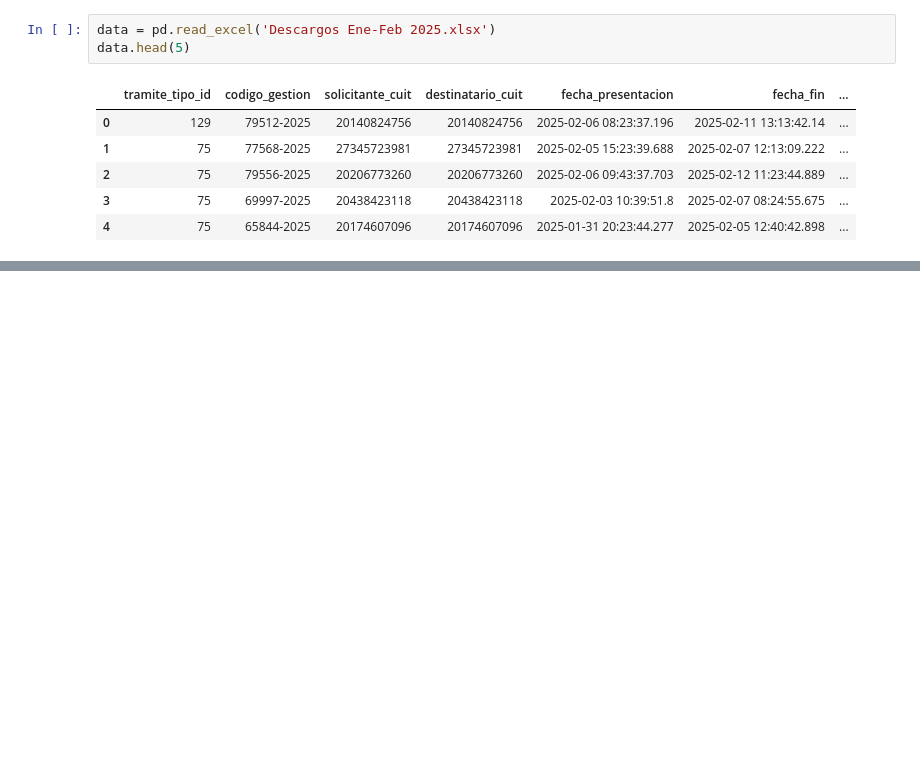
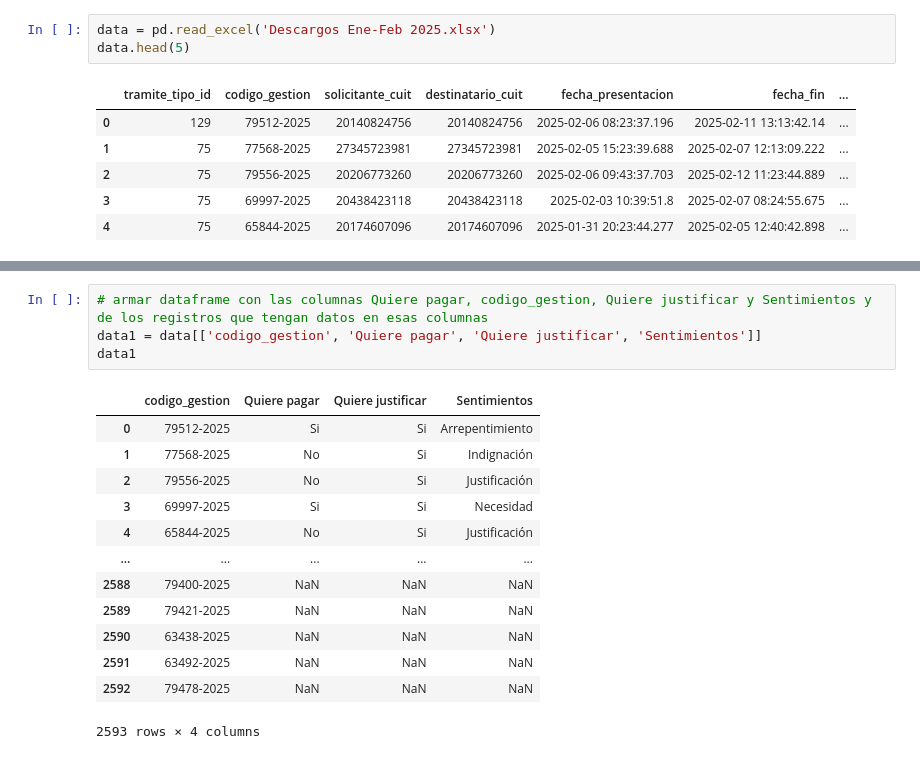
Before and after one commit to gcasado0/chatbot, a Jupyter notebook: gemini_test_descargos.ipynb, the cells around one changed output, grey strips where cells are left out. Drawn from its saved outputs; the diff is of its cells as text; blank space fills up the shorter version.

```diff
--- a/gemini_test_descargos.ipynb
+++ b/gemini_test_descargos.ipynb
@@ -251,0 +149,18 @@ data.to_excel('encontraste_lo_que_buscabas-procesado.xlsx', index=False)
+# %%
+# armar dataframe con las columnas Quiere pagar, codigo_gestion, Quiere justificar y Sentimientos y de los registros que tengan datos en esas columnas
+data1 = data[['codigo_gestion', 'Quiere pagar', 'Quiere justificar', 'Sentimientos']]
+data1
+# %% [output]
+|  | codigo_gestion | Quiere pagar | Quiere justificar | Sentimientos |
+| 0 | 79512-2025 | Si | Si | Arrepentimiento |
+| 1 | 77568-2025 | No | Si | Indignación |
+| 2 | 79556-2025 | No | Si | Justificación |
+| 3 | 69997-2025 | Si | Si | Necesidad |
+| 4 | 65844-2025 | No | Si | Justificación |
+| ... | ... | ... | ... | ... |
+| 2588 | 79400-2025 | NaN | NaN | NaN |
+| 2589 | 79421-2025 | NaN | NaN | NaN |
+| 2590 | 63438-2025 | NaN | NaN | NaN |
+| 2591 | 63492-2025 | NaN | NaN | NaN |
+| 2592 | 79478-2025 | NaN | NaN | NaN |
+2593 rows × 4 columns
```
Also changed, not shown: parts of 11 cells of this notebook, 1 other file.
